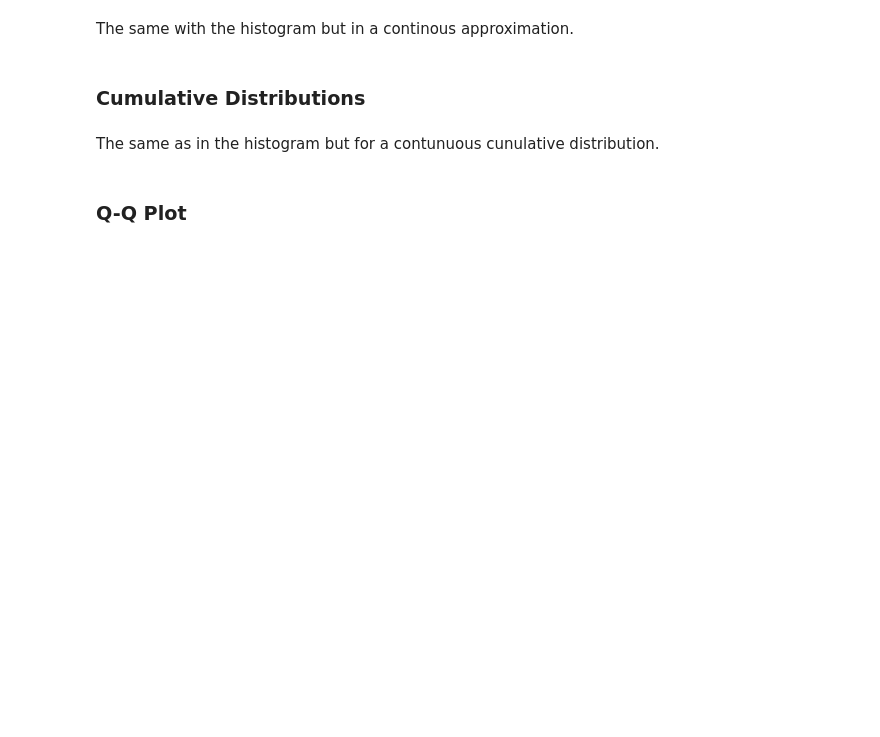
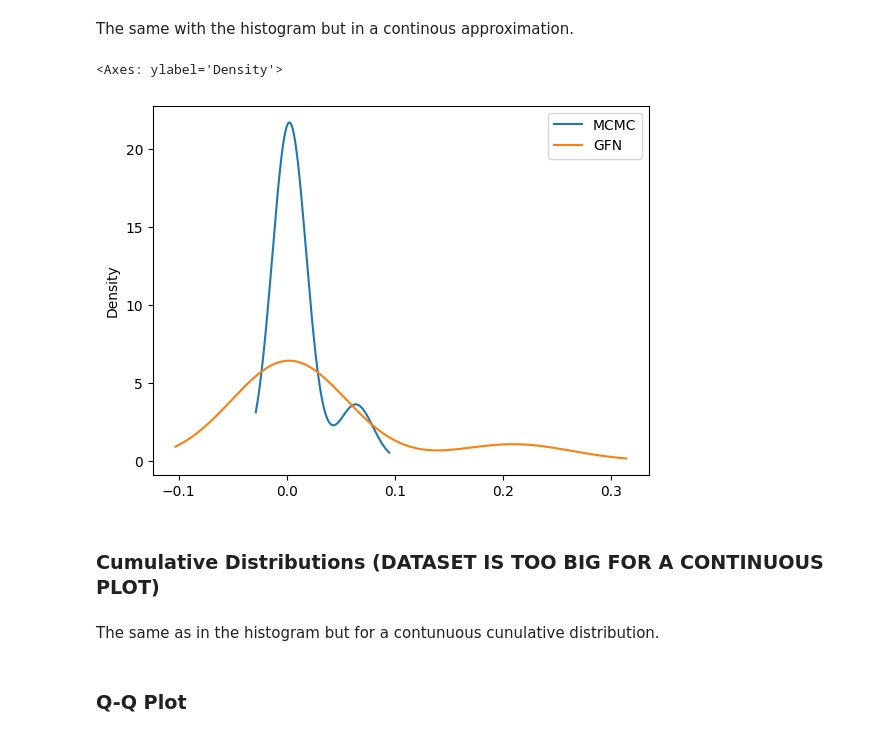
Before and after one commit to JosephRRB/torchgfn_spinfoams, a Jupyter notebook: notebooks/Statistical_Analysis.ipynb, the cells around one changed output. Cells and saved outputs as stored; diff of their text form; code cells hidden in the pictures; blank space fills up the shorter version.

```diff
--- a/notebooks/Statistical_Analysis.ipynb
+++ b/notebooks/Statistical_Analysis.ipynb
@@ -43,12 +133,17 @@ plt.clf()
 # %% [markdown]
 The same with the histogram but in a continous approximation.
+# %%
+df[df.MCMC > 0.002].plot.kde()
+# %% [output]
+<Axes: ylabel='Density'>
+[figure, added]
 # %%
 sns.kdeplot(x='Grid Coordinate', data=df, hue='Distribution', common_norm=False)
 plt.title("Kernel Density Function")
 plt.show()
 plt.clf()
-# %% [markdown]
-### Cumulative Distributions
+# %% [markdown]
+### Cumulative Distributions (DATASET IS TOO BIG FOR A CONTINUOUS PLOT)
 # %% [markdown]
 The same as in the histogram but for a contunuous cunulative distribution.
 # %%
```
Also changed, not shown: parts of 42 cells of this notebook.
